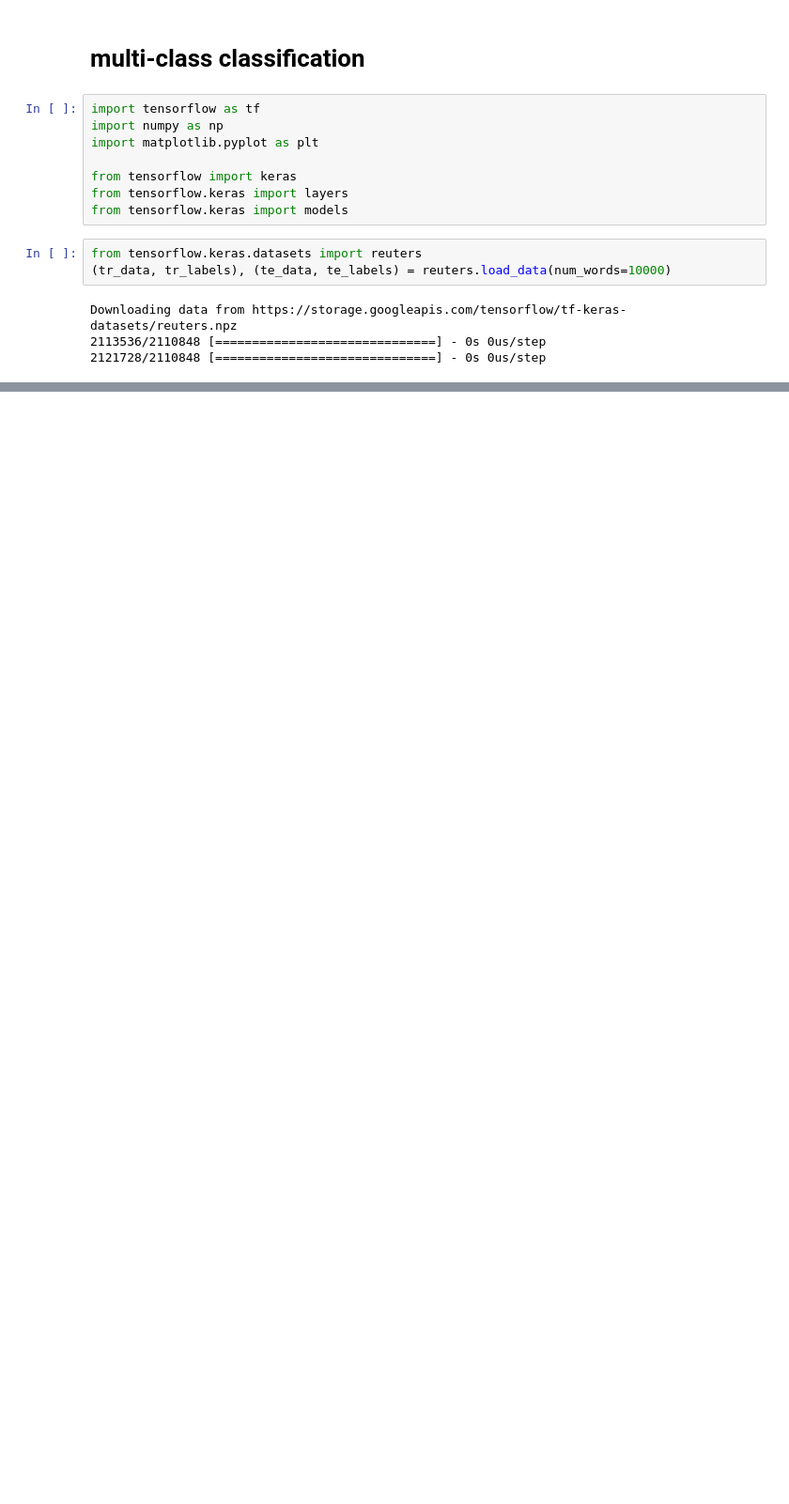
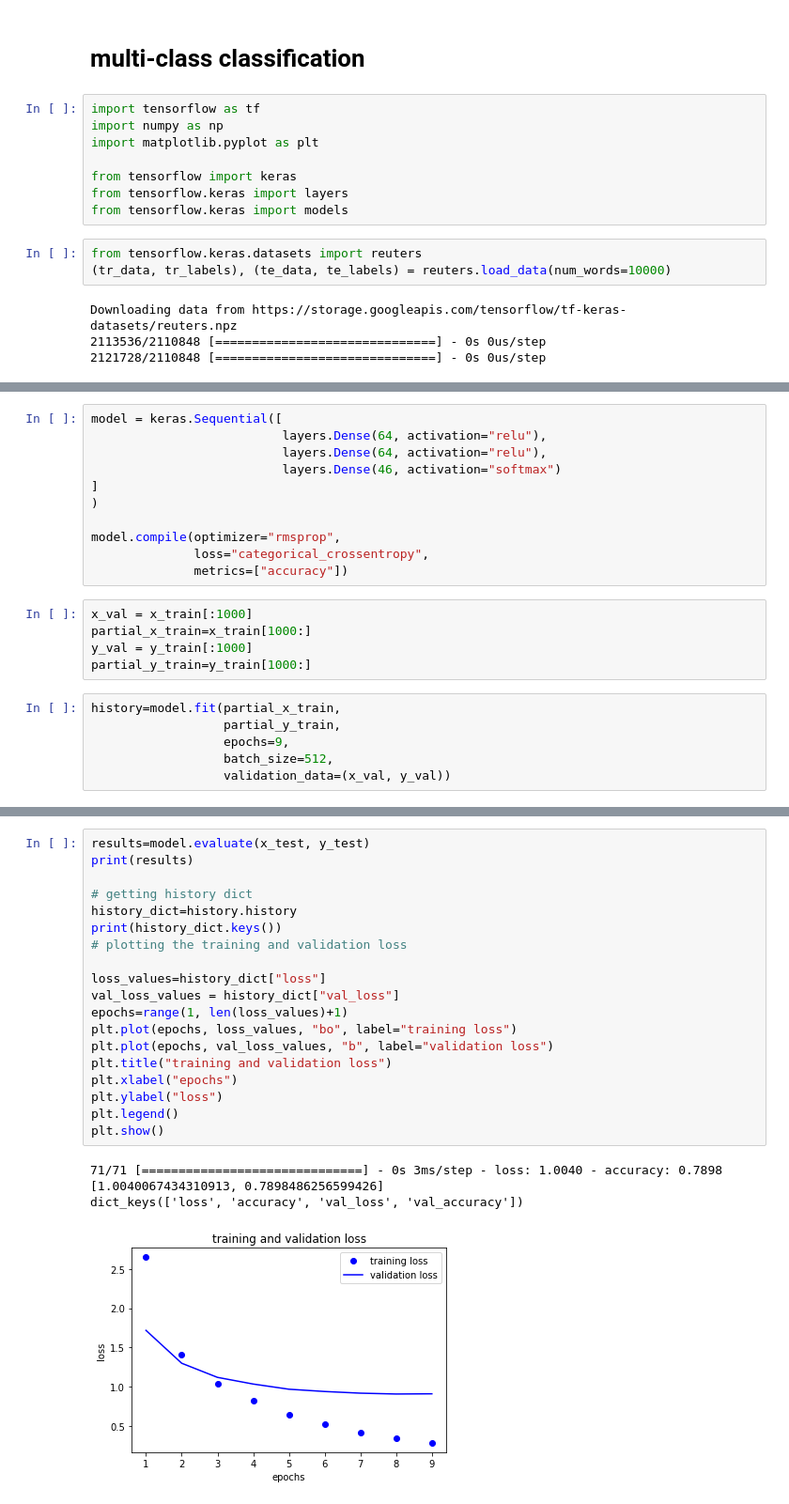
Before and after one commit to AhmadrezaBaghaie/ahmadrb2006.github.io, a Jupyter notebook: KerasBook_code3_2.ipynb, the cells around one changed output, grey strips where cells are left out. Shown: that part at 94% size. Cells and saved outputs as stored; diff of their text form; blank space fills up the shorter version.

```diff
--- a/KerasBook_code3_2.ipynb
+++ b/KerasBook_code3_2.ipynb
@@ -26,0 +85,22 @@ print(len(te_data))
+# %%
+model = keras.Sequential([
+                          layers.Dense(64, activation="relu"),
+                          layers.Dense(64, activation="relu"),
+                          layers.Dense(46, activation="softmax")
+]
+)
+
+model.compile(optimizer="rmsprop",
+              loss="categorical_crossentropy",
+              metrics=["accuracy"])
+# %%
+x_val = x_train[:1000]
+partial_x_train=x_train[1000:]
+y_val = y_train[:1000]
+partial_y_train=y_train[1000:]
+# %%
+history=model.fit(partial_x_train,
+                  partial_y_train,
+                  epochs=9,
+                  batch_size=512,
+                  validation_data=(x_val, y_val))
@@ -26,0 +126,24 @@ print(len(te_data))
+# %%
+results=model.evaluate(x_test, y_test)
+print(results)
+
+# getting history dict
+history_dict=history.history
+print(history_dict.keys())
+# plotting the training and validation loss
+
+loss_values=history_dict["loss"]
+val_loss_values = history_dict["val_loss"]
+epochs=range(1, len(loss_values)+1)
+plt.plot(epochs, loss_values, "bo", label="training loss")
+plt.plot(epochs, val_loss_values, "b", label="validation loss")
+plt.title("training and validation loss")
+plt.xlabel("epochs")
+plt.ylabel("loss")
+plt.legend()
+plt.show()
+# %% [output]
+71/71 [==============================] - 0s 3ms/step - loss: 1.0040 - accuracy: 0.7898
+[1.0040067434310913, 0.7898486256599426]
+dict_keys(['loss', 'accuracy', 'val_loss', 'val_accuracy'])
+[figure, added]
```
Also changed, not shown: parts of 7 cells of this notebook.
